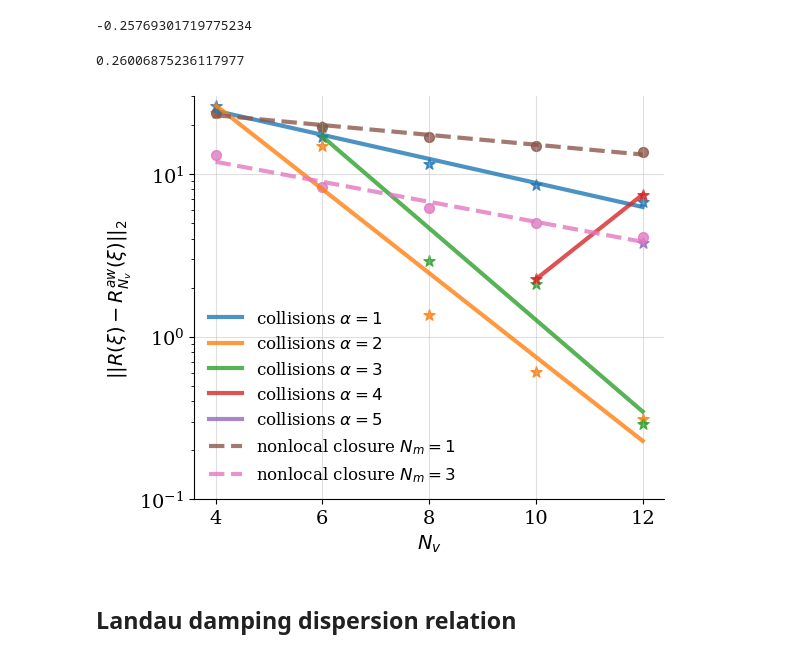
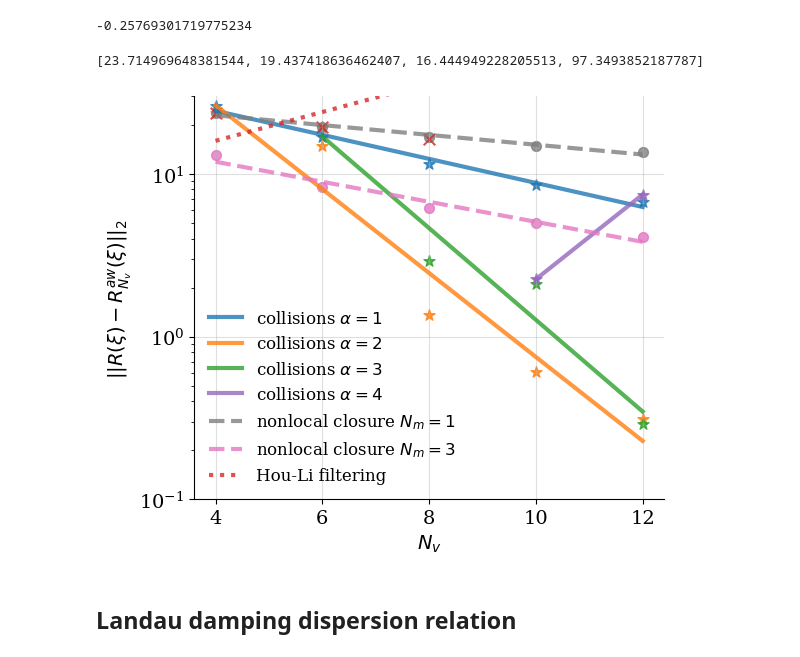
Before and after one commit to opaliss/Vlasov_Hermite_recurrence_study, a Jupyter notebook: aw_hermite/symbolic_response_function_AW_hypercollisions.ipynb, the cells around one changed output. Cells and saved outputs as stored; diff of their text form; code cells hidden in the pictures.

Commit message:
update filter response function to be efficient

```diff
--- a/aw_hermite/symbolic_response_function_AW_hypercollisions.ipynb
+++ b/aw_hermite/symbolic_response_function_AW_hypercollisions.ipynb
@@ -202,7 +202,8 @@ for Nv in x:
     error_HP1.append(np.linalg.norm(np.abs(R_true - R_Hermite_HP(zeta, Nv=Nv, q=1))))
 
     # filtering
-    #error_HP2.append(np.linalg.norm(np.abs(R_true - R_Hermite_filter(zeta, Nv=Nv))))
+    if Nv <=10:
+        error_filter.append(np.linalg.norm(np.abs(R_true - R_Hermite_filter(zeta, Nv=Nv))))
 # %%
 # find the best fitting linear slope
 # hypercollisions
@@ -217,52 +218,53 @@ a_hp2, b_hp2 = np.polyfit(x, np.log10(error_HP2), 1)
 a_hp1, b_hp1 = np.polyfit(x, np.log10(error_HP1), 1)
 
 # filtering
+a_filter, b_filter = np.polyfit(x[:4], np.log10(error_filter), 1)
 # %%
 a_hyper2
 # %% [output]
 -0.25769301719775234
 # %%
-a_hyper4
+error_filter
 # %% [output]
-0.26006875236117977
+[23.714969648381544, 19.437418636462407, 16.444949228205513, 97.3493852187787]
 # %%
 fig, ax = plt.subplots(figsize=(6, 5))
 
 ax.scatter(x, error_hyper1, color="tab:blue", marker="*", s=70, alpha=0.8)
 ax.plot(x, 10**(a_hyper1*x + b_hyper1), linewidth=3, alpha=0.8, color="tab:blue", label=r"collisions $\alpha=1$")
 
 ax.scatter(x, error_hyper2, color="tab:orange", marker="*", s=70, alpha=0.8)
 ax.plot(x, 10**(a_hyper2*x + b_hyper2), linewidth=3, alpha=0.8, color="tab:orange", label=r"collisions $\alpha=2$")
 
 ax.scatter(x[1:], error_hyper3, color="tab:green", marker="*", s=70, alpha=0.8)
 ax.plot(x[1:], 10**(a_hyper3*x[1:] + b_hyper3), linewidth=3, alpha=0.8, color="tab:green", label=r"collisions $\alpha=3$")
 
-ax.scatter(x[3:], error_hyper4, color="tab:red", marker="*", s=70, alpha=0.8)
-ax.plot(x[3:], 10**(a_hyper4*x[3:] + b_hyper4), linewidth=3, alpha=0.8, color="tab:red", label=r"collisions $\alpha=4$")
+ax.scatter(x[3:], error_hyper4, color="tab:purple", marker="*", s=70, alpha=0.8)
+ax.plot(x[3:], 10**(a_hyper4*x[3:] + b_hyper4), linewidth=3, alpha=0.8, color="tab:purple", label=r"collisions $\alpha=4$")
 
-ax.scatter(x[4:], error_hyper5, color="tab:purple", marker="*", s=70, alpha=0.8)
-ax.plot(x[4:], 10**(a_hyper5*x[4:] + b_hyper5), linewidth=3, alpha=0.8, color="tab:purple", label=r"collisions $\alpha=5$")
-
-ax.scatter(x, error_HP1, color="tab:brown", marker="o", s=50, alpha=0.8)
-ax.plot(x, 10**(a_hp1*x + b_hp1), color="tab:brown", linewidth=3, ls="--", alpha=0.8, label=r"nonlocal closure $N_{m}=1$")
+ax.scatter(x, error_HP1, color="tab:gray", marker="o", s=50, alpha=0.8)
+ax.plot(x, 10**(a_hp1*x + b_hp1), color="tab:gray", linewidth=3, ls="--", alpha=0.8, label=r"nonlocal closure $N_{m}=1$")
 
 ax.scatter(x, error_HP2, color="tab:pink", marker="o", s=50, alpha=0.8)
 ax.plot(x, 10**(a_hp2*x + b_hp2), color="tab:pink", linewidth=3, ls="--", alpha=0.8, label=r"nonlocal closure $N_{m}=3$")
+
+ax.scatter(x[:4], error_filter, color="tab:red", marker="x", s=70, alpha=0.8)
+ax.plot(x[:4], 10**(a_filter*x[:4] + b_filter), linewidth=3, ls=":", alpha=0.8, color="tab:red", label=r"Hou-Li filtering")
 
 ax.set_xticks([4, 6, 8, 10, 12])
 ax.set_yscale("log")
 ax.set_ylim(1e-1, 30)
 ax.spines['right'].set_visible(False)
 ax.spines['top'].set_visible(False)
 ax.set_ylabel(r"$||R(\xi) - R^{aw}_{N_{v}}(\xi)||_{2}$")
 ax.set_xlabel(r"$N_{v}$")
 legend = ax.legend(ncols=1, fancybox=False, shadow=False, fontsize=12, loc="lower left")
 legend.get_frame().set_alpha(0)
 plt.grid(alpha=0.4)
 plt.tight_layout()
 plt.savefig("figs/symbolic_response_function_convergence.png", dpi=300, bbox_inches='tight')
 # %% [output]
-[figure, old version]
+[figure, new version]
 # %% [markdown]
 ## Landau damping dispersion relation
 # %%
```
Also changed, not shown: 16 other files.
